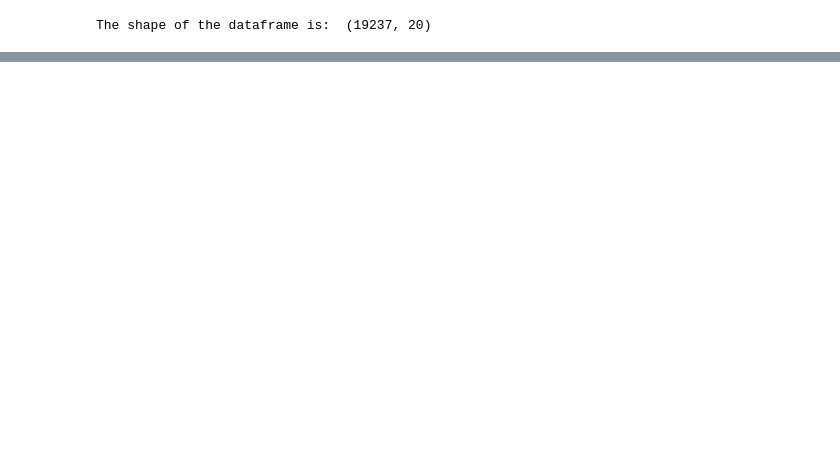
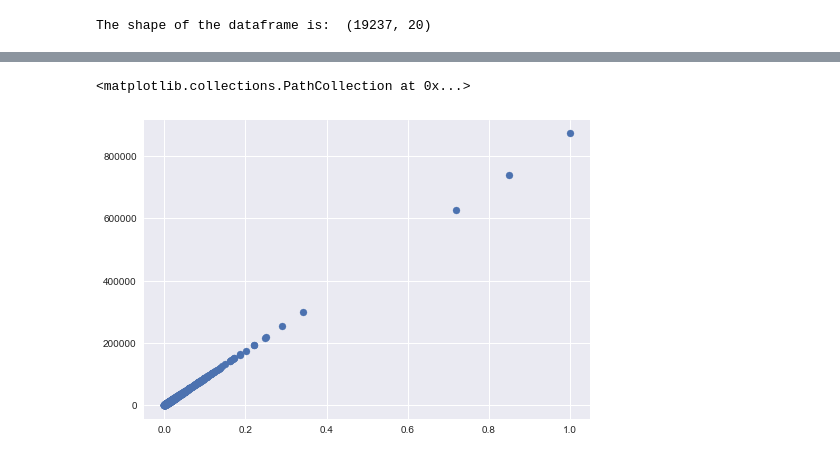
Before and after one commit to addsandwich/2022-msaai-500-final-project, a Jupyter notebook: notebooks/IQR-Attempt.ipynb, the cells around one changed output, grey strips where cells are left out. Saved outputs shown, nothing was run; the diff lists cells and outputs as text; code cells hidden in the pictures; blank space fills up the shorter version.

```diff
--- a/notebooks/IQR-Attempt.ipynb
+++ b/notebooks/IQR-Attempt.ipynb
@@ -105,0 +175,8 @@ data.to_csv('C:/Users/chris/Documents/School/Masters/zz_GIT/2022-msaai-500-final
+# %%
+small = (npArray-npArray.min())/npArray.max()
+# %%
+fig, ax = plt.subplots()
+ax.scatter(small,pricemeanarray)
+# %% [output]
+<matplotlib.collections.PathCollection at 0x...>
+[figure, added]
```
Also changed, not shown: parts of 19 cells of this notebook, 3 other files.
